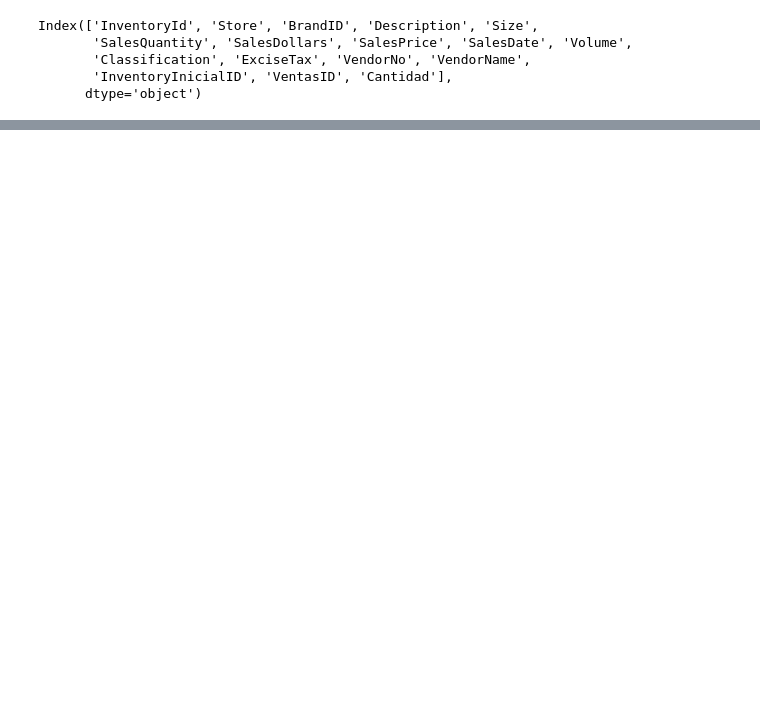
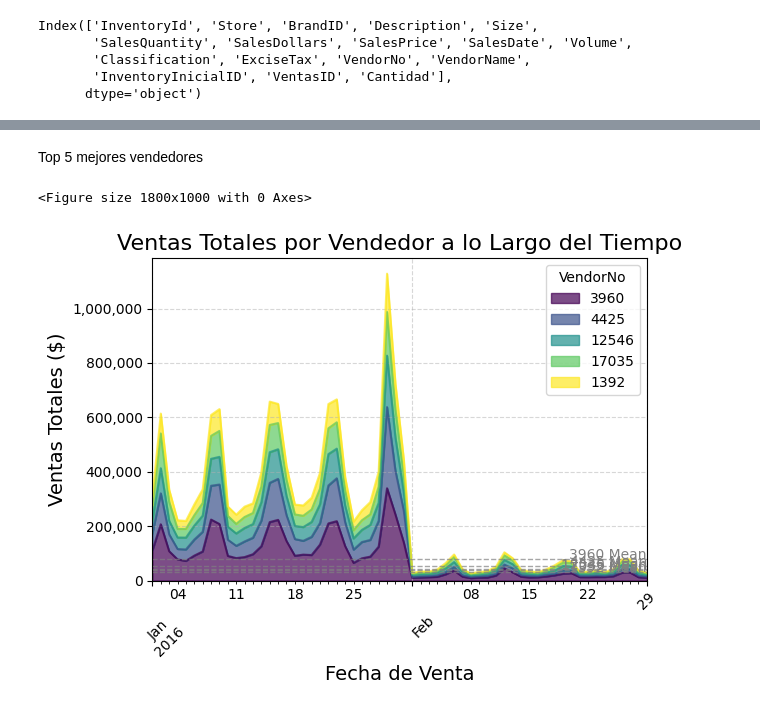
Before and after one commit to AMaximilianoLugo/DISLICORES, a Jupyter notebook: ETL-EDA/Ventas2016.ipynb, the cells around one changed output, grey strips where cells are left out. Saved outputs shown, nothing was run; the diff lists cells and outputs as text; code cells hidden in the pictures; blank space fills up the shorter version.

```diff
--- a/ETL-EDA/Ventas2016.ipynb
+++ b/ETL-EDA/Ventas2016.ipynb
@@ -255,0 +284,40 @@ plt.show()
+# %% [markdown]
+Top 5 mejores vendedores
+# %%
+import matplotlib.pyplot as plt
+import seaborn as sns
+import matplotlib.ticker as ticker
+
+# Agrupar por vendedor y fecha, y sumar las ventas en dólares
+ventas_vendedor_fecha = VentasFinal.groupby(['SalesDate', 'VendorNo'])['SalesDollars'].sum().unstack().fillna(0)
+
+# Seleccionar los 5 vendedores con más ventas totales
+top_5_vendedores = ventas_vendedor_fecha.sum().nlargest(5).index
+
+# Filtrar para los 5 mejores vendedores
+ventas_top_5 = ventas_vendedor_fecha[top_5_vendedores]
+
+# Crear el gráfico de líneas apiladas
+plt.figure(figsize=(18, 10))
+ax = ventas_top_5.plot(kind='area', stacked=True, colormap='viridis', alpha=0.7)
+
+# Añadir títulos y etiquetas
+plt.title('Ventas Totales por Vendedor a lo Largo del Tiempo', fontsize=16)
+plt.xlabel('Fecha de Venta', fontsize=14)
+plt.ylabel('Ventas Totales ($)', fontsize=14)
+plt.xticks(rotation=45)
+plt.grid(True, linestyle='--', alpha=0.5)
+
+# Añadir una línea de promedio para cada vendedor
+for vendor in ventas_top_5.columns:
+    plt.axhline(y=ventas_top_5[vendor].mean(), color='grey', linestyle='--', alpha=0.7, linewidth=1)
+    plt.text(ventas_top_5.index[-1], ventas_top_5[vendor].mean(), f'{vendor} Mean', color='grey', ha='right')
+
+# Configurar el formato del eje y para evitar notación científica
+ax.yaxis.set_major_formatter(ticker.FuncFormatter(lambda x, _: f'{x:,.0f}'))
+
+plt.tight_layout()
+plt.show()
+# %% [output]
+<Figure size 1800x1000 with 0 Axes>
+[figure, added]
```
Also changed, not shown: parts of 28 cells of this notebook.
